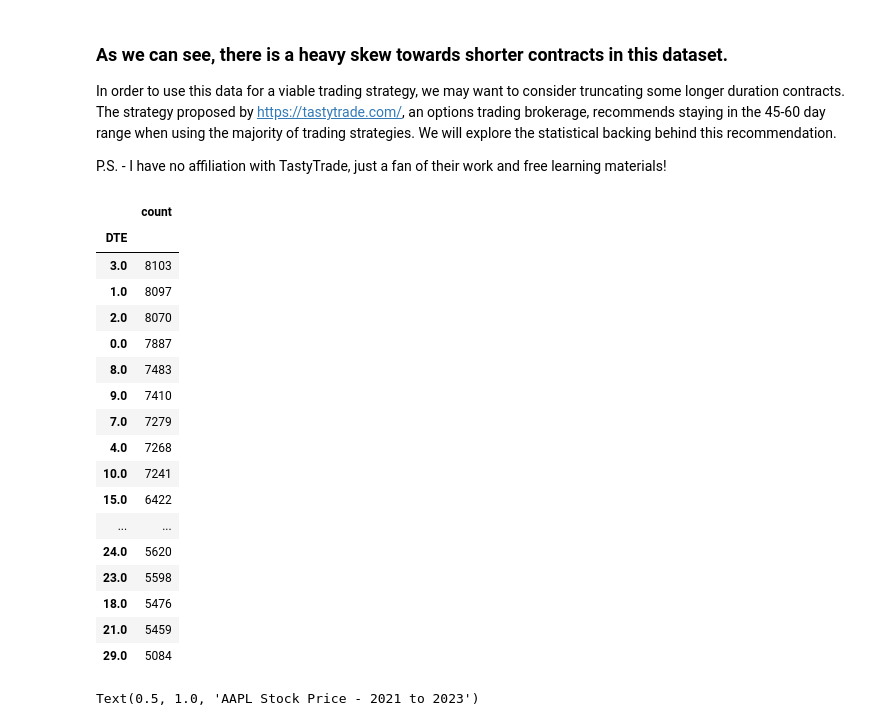
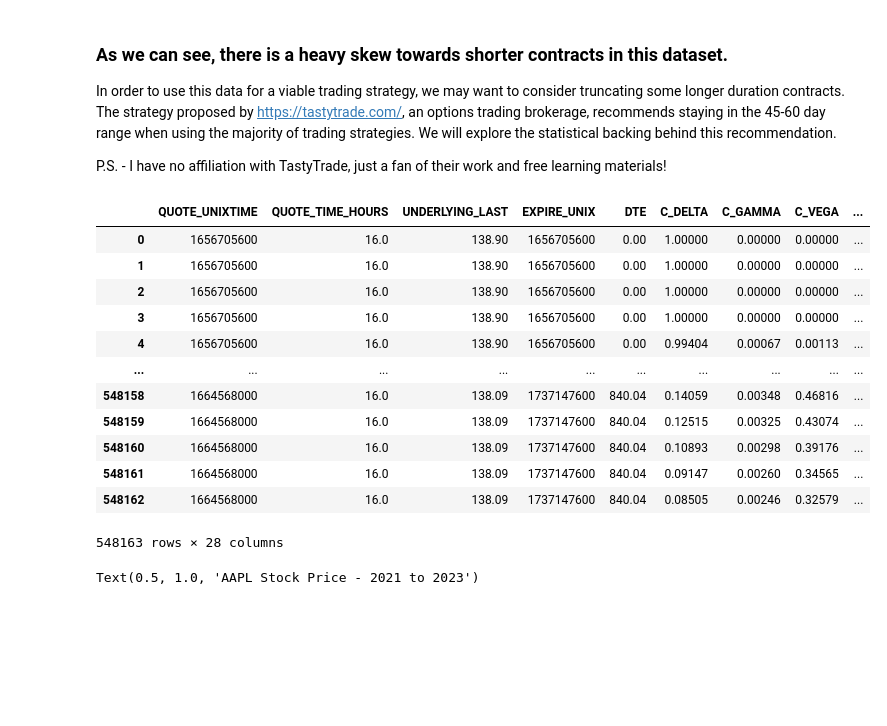
Before and after one commit to daneisburgh/invaas, a Jupyter notebook: notebooks/aapl-options-test.ipynb, the cells around one changed output. Cells and saved outputs as stored; diff of their text form; code cells hidden in the pictures; blank space fills up the shorter version.

```diff
--- a/notebooks/aapl-options-test.ipynb
+++ b/notebooks/aapl-options-test.ipynb
@@ -1,13 +1,16 @@
 # %%
 import matplotlib.pyplot as plt
 import numpy as np
+import os
 import pandas as pd
-
-import os
+import pandas_ta as ta
 
 for dirname, _, filenames in os.walk("data/aapl-options-data-2020-2023"):
     for filename in filenames:
         print(os.path.join(dirname, filename))
+
+pd.options.display.max_columns = 100
+pd.options.display.max_rows = 100
 # %% [output]
 data/aapl-options-data-2020-2023/aapl_2016_2020.csv
 data/aapl-options-data-2020-2023/aapl_2021_2023.csv
@@ -63,8 +48,8 @@ numeric_cols.remove("EXPIRE_DATE")
 df_numeric = df_raw.drop(columns=date_columns)
 
 for i in numeric_cols:
-    df_numeric[i] = pd.to_numeric(numeric_df[i], errors="coerce")
+    df_numeric[i] = pd.to_numeric(df_numeric[i], errors="coerce")
 
 df_final = df_numeric.drop(columns=["C_SIZE", "P_SIZE"])
 # df_final = df_final.drop(columns=date_columns)
-df_final.info()
+# df_final.info()
@@ -98,26 +65,22 @@ In order to use this data for a viable trading strategy, we may want to consider
 
 P.S. - I have no affiliation with TastyTrade, just a fan of their work and free learning materials!
 # %%
-pd.DataFrame(df_numeric.DTE.value_counts()).head(20)
+# pd.DataFrame(df_final.DTE.value_counts()).head(20)
+df_final
 # %% [output]
-|  | count |
-| DTE |  |
-| 3.0 | 8103 |
-| 1.0 | 8097 |
-| 2.0 | 8070 |
-| 0.0 | 7887 |
-| 8.0 | 7483 |
-| 9.0 | 7410 |
-| 7.0 | 7279 |
-| 4.0 | 7268 |
-| 10.0 | 7241 |
-| 15.0 | 6422 |
-| ... | ... |
-| 24.0 | 5620 |
-| 23.0 | 5598 |
-| 18.0 | 5476 |
-| 21.0 | 5459 |
-| 29.0 | 5084 |
+|  | QUOTE_UNIXTIME | QUOTE_TIME_HOURS | UNDERLYING_LAST | EXPIRE_UNIX | DTE | C_DELTA | C_GAMMA | C_VEGA | ... |
+| 0 | 1656705600 | 16.0 | 138.90 | 1656705600 | 0.00 | 1.00000 | 0.00000 | 0.00000 | ... |
+| 1 | 1656705600 | 16.0 | 138.90 | 1656705600 | 0.00 | 1.00000 | 0.00000 | 0.00000 | ... |
+| 2 | 1656705600 | 16.0 | 138.90 | 1656705600 | 0.00 | 1.00000 | 0.00000 | 0.00000 | ... |
+| 3 | 1656705600 | 16.0 | 138.90 | 1656705600 | 0.00 | 1.00000 | 0.00000 | 0.00000 | ... |
+| 4 | 1656705600 | 16.0 | 138.90 | 1656705600 | 0.00 | 0.99404 | 0.00067 | 0.00113 | ... |
+| ... | ... | ... | ... | ... | ... | ... | ... | ... | ... |
+| 548158 | 1664568000 | 16.0 | 138.09 | 1737147600 | 840.04 | 0.14059 | 0.00348 | 0.46816 | ... |
+| 548159 | 1664568000 | 16.0 | 138.09 | 1737147600 | 840.04 | 0.12515 | 0.00325 | 0.43074 | ... |
+| 548160 | 1664568000 | 16.0 | 138.09 | 1737147600 | 840.04 | 0.10893 | 0.00298 | 0.39176 | ... |
+| 548161 | 1664568000 | 16.0 | 138.09 | 1737147600 | 840.04 | 0.09147 | 0.00260 | 0.34565 | ... |
+| 548162 | 1664568000 | 16.0 | 138.09 | 1737147600 | 840.04 | 0.08505 | 0.00246 | 0.32579 | ... |
+548163 rows × 28 columns
 # %%
 plt.scatter(
     pd.to_datetime(df_numeric["QUOTE_UNIXTIME"], unit="s"), df_numeric["UNDERLYING_LAST"], color="black", alpha=0.003
```
Also changed, not shown: parts of 6 cells of this notebook, 1 other file.
